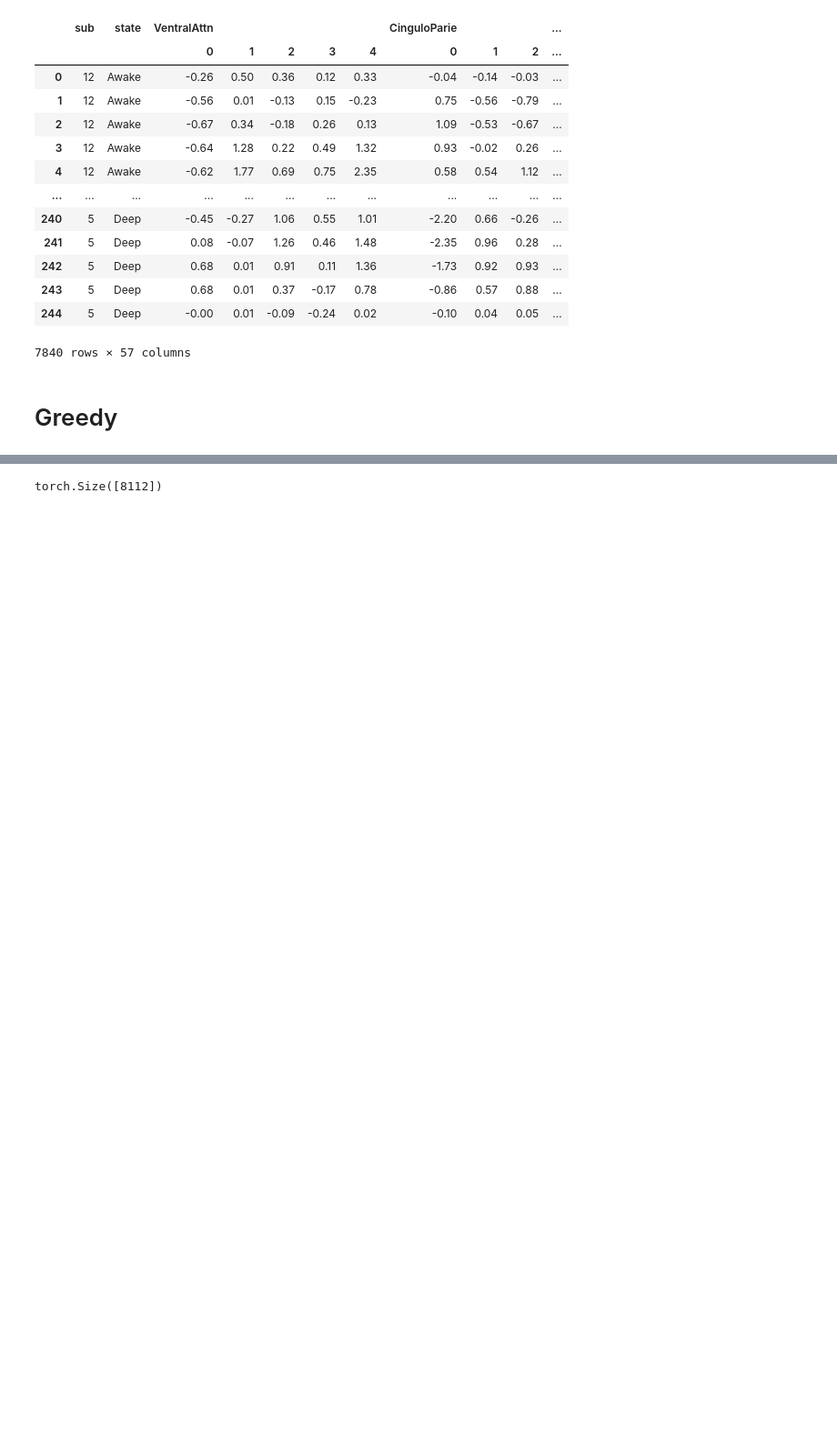
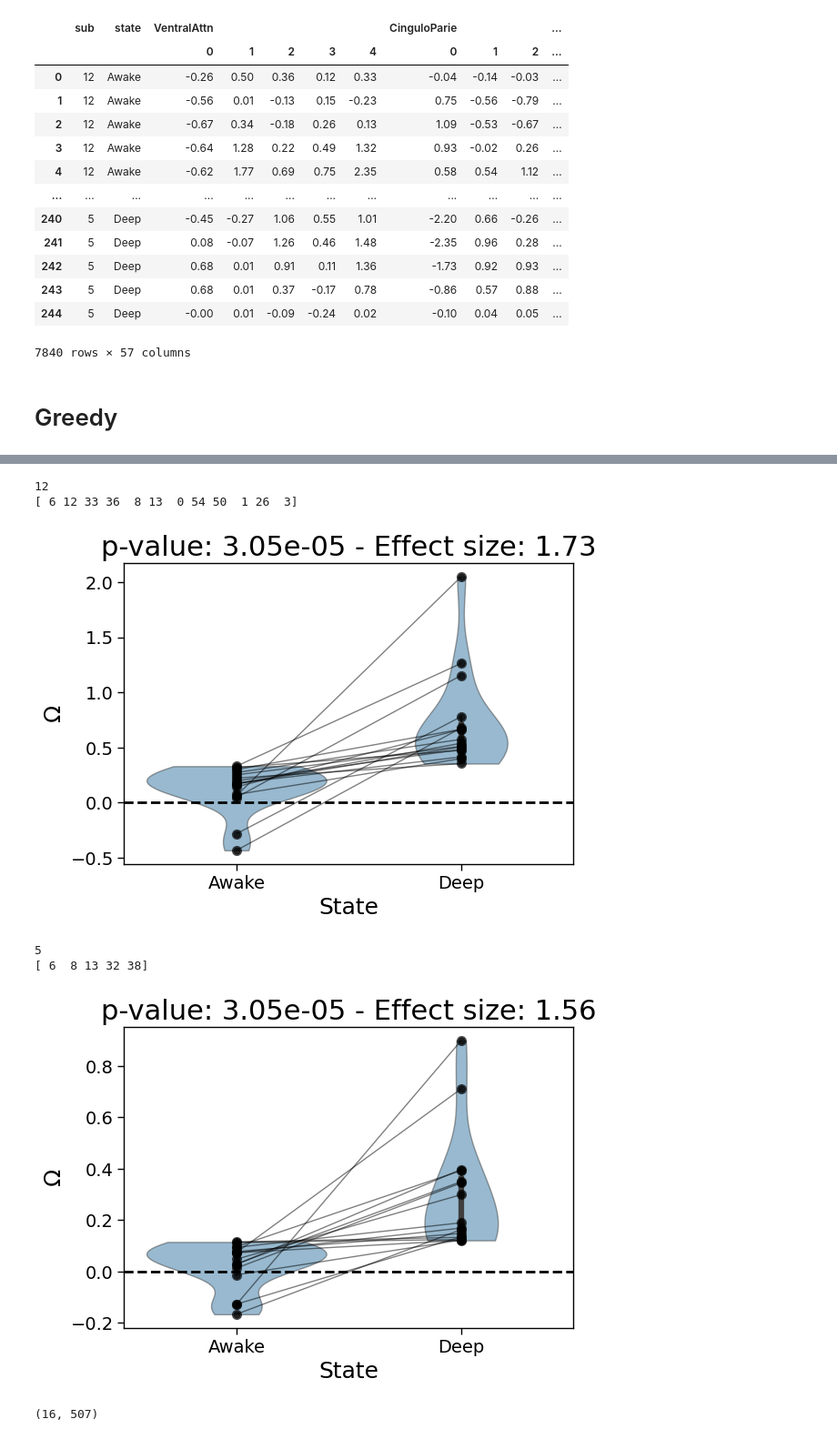
Before and after one commit to Laouen/Oinformation, a Jupyter notebook: analysis/fig7_fmri_anesthesia.ipynb, the cells around one changed output, grey strips where cells are left out. Shown at 91% size. Cells and saved outputs as stored; diff of their text form; code cells hidden in the pictures; blank space fills up the shorter version.

```diff
--- a/analysis/fig7_fmri_anesthesia.ipynb
+++ b/analysis/fig7_fmri_anesthesia.ipynb
@@ -192,6 +152,9 @@ Xs = [
     for sub in sorted(df['sub'].unique())
 ]
 
+Xs_awake = Xs[:16]
+Xs_deep = Xs[16:]
+
 print(networks)
 
 df
@@ -352,4 +219,70 @@ valid_nplets = [
+# %%
+results_optimizers = []
+
+best_order = scores_greedy.mean(axis=0).argmax()+3
+best_repeat = scores_greedy[:, best_order-3].argmax()
+nplet_best = solution_greedy[best_repeat,:best_order]
+
+results_optimizers.append({
+    'label': 'Greedy - Mean',
+    'state': 'Awake',
+    'order': len(nplet_best),
+    'o': nplets_measures(Xs_awake, nplet_best.reshape(1,-1))[0,:,2].numpy(),
+    'nplet': nplet_best
+})
+
+results_optimizers.append({
+    'label': 'Greedy - Mean',
+    'state': 'Deep',
+    'order': len(nplet_best),
+    'o': nplets_measures(Xs_deep, nplet_best.reshape(1,-1))[0,:,2].numpy(),
+    'nplet': nplet_best
+})
+
+print(best_order)
+print(nplet_best)
+plot_contrast(Xs, nplet_best)
+
+plt.tight_layout()
+plt.savefig(os.path.join(fig_path, 'contrast_greedy_mean.pdf'))
+plt.show()
+
+best_order = scores_greedy.max(axis=0).argmax()+3
+best_repeat = scores_greedy[:, best_order-3].argmax()
+nplet_best = solution_greedy[best_repeat,:best_order]
+
+results_optimizers.append({
+    'label': 'Greedy - Max',
+    'state': 'Awake',
+    'order': len(nplet_best),
+    'o': nplets_measures(Xs_awake, nplet_best.reshape(1,-1))[0,:,2].numpy(),
+    'nplet': nplet_best
+})
+
+results_optimizers.append({
+    'label': 'Greedy - Max',
+    'state': 'Deep',
+    'order': len(nplet_best),
+    'o': nplets_measures(Xs_deep, nplet_best.reshape(1,-1))[0,:,2].numpy(),
+    'nplet': nplet_best
+})
+
+print(best_order)
+print(nplet_best)
+plot_contrast(Xs, nplet_best)
+
+
+plt.tight_layout()
+plt.savefig(os.path.join(fig_path, 'contrast_greedy_max.pdf'))
+plt.show()
+# %% [output]
+12
+[ 6 12 33 36  8 13  0 54 50  1 26  3]
+[figure, added]
+5
+[ 6  8 13 32 38]
+[figure, added]
 # %%
-delta.flatten().shape
+delta.T.shape
 # %% [output]
-torch.Size([8112])
+(16, 507)
```
Also changed, not shown: parts of 33 cells of this notebook, 28 other files.
